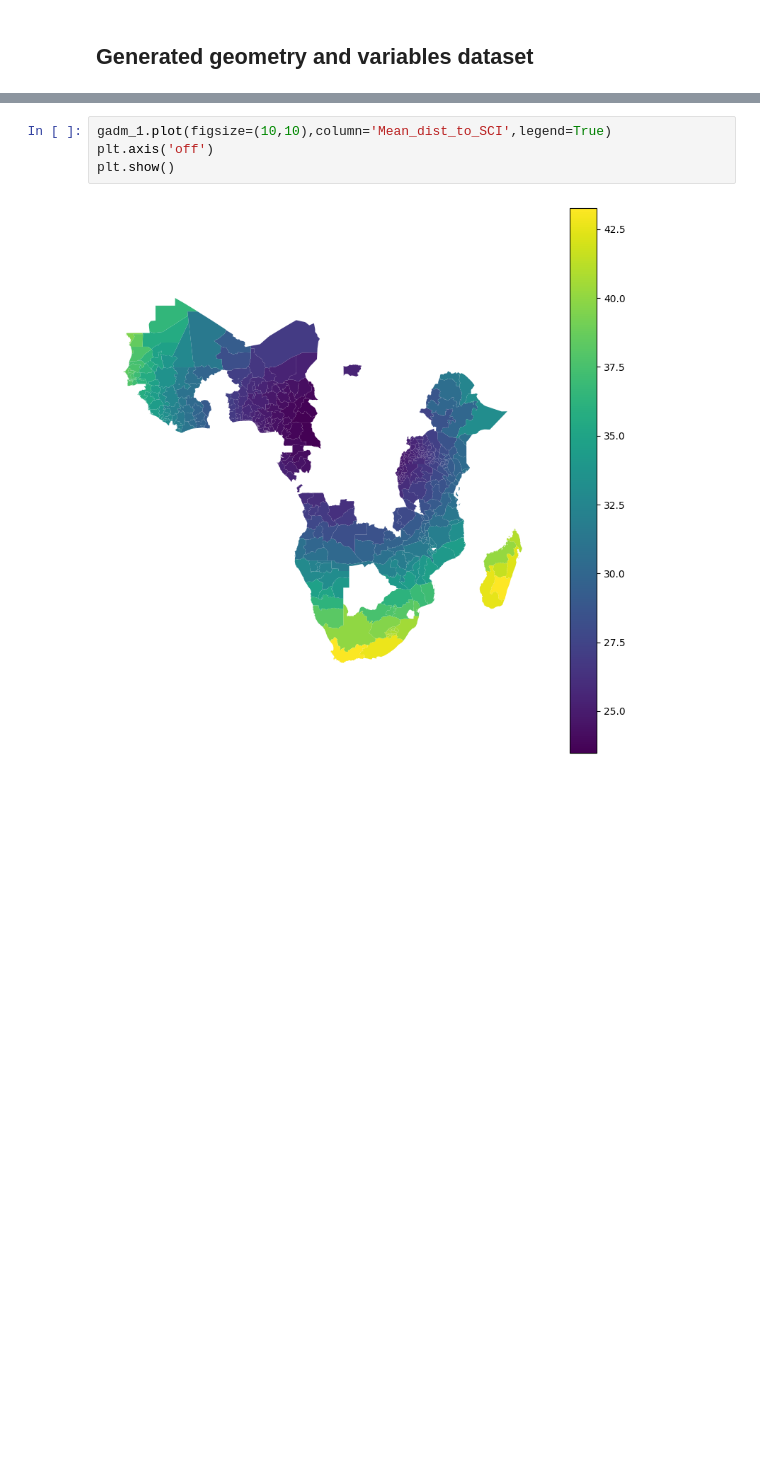
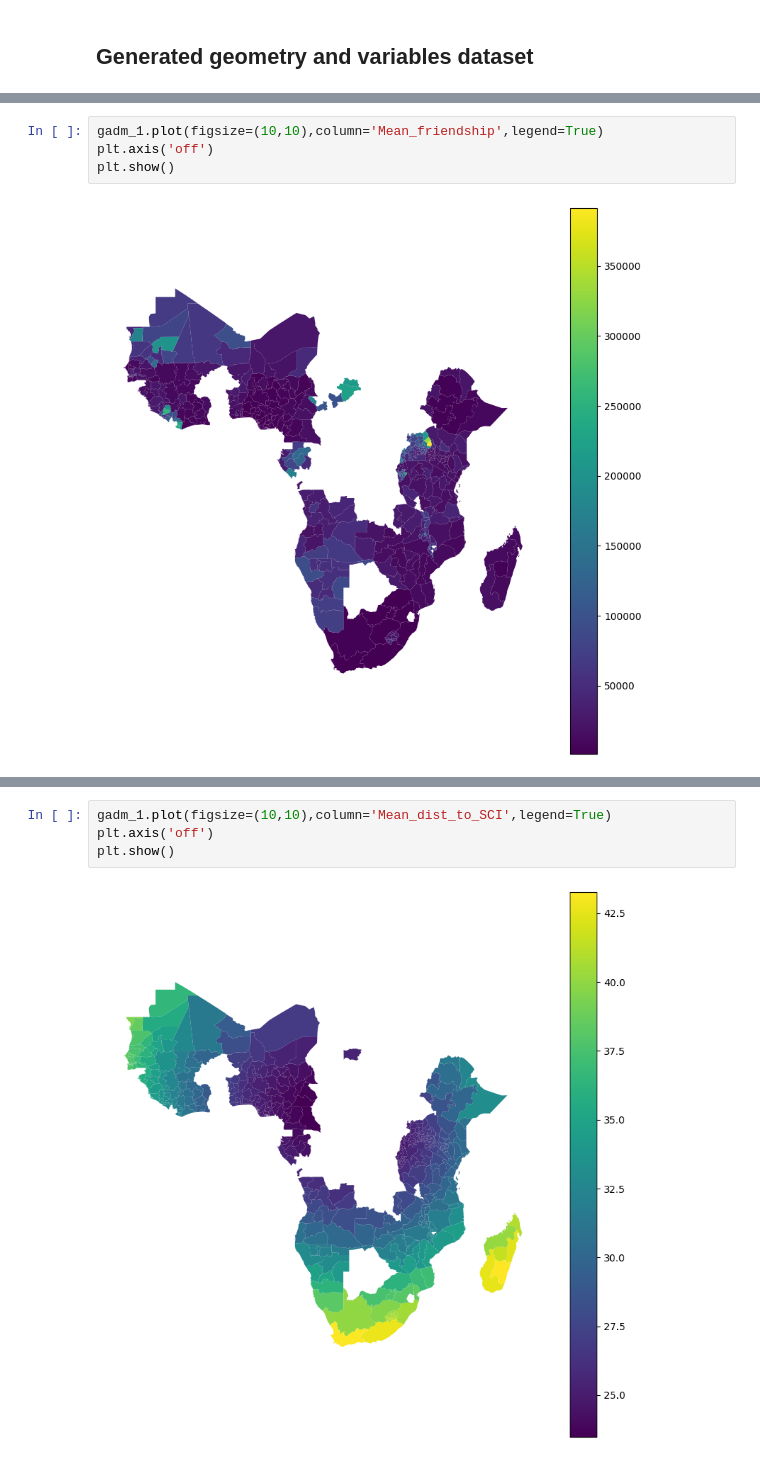
Before and after one commit to Societal-Computing/health_inequalities, a Jupyter notebook: notebooks/Data_creation.ipynb, the cells around one changed output, grey strips where cells are left out. Cells and saved outputs as stored; diff of their text form; blank space fills up the shorter version.

```diff
--- a/notebooks/Data_creation.ipynb
+++ b/notebooks/Data_creation.ipynb
@@ -104,0 +119,6 @@ plt.show()
+# %%
+gadm_1.plot(figsize=(10,10),column='Mean_friendship',legend=True)
+plt.axis('off')
+plt.show()
+# %% [output]
+[figure, added]
```
Also changed, not shown: parts of 30 cells of this notebook.
